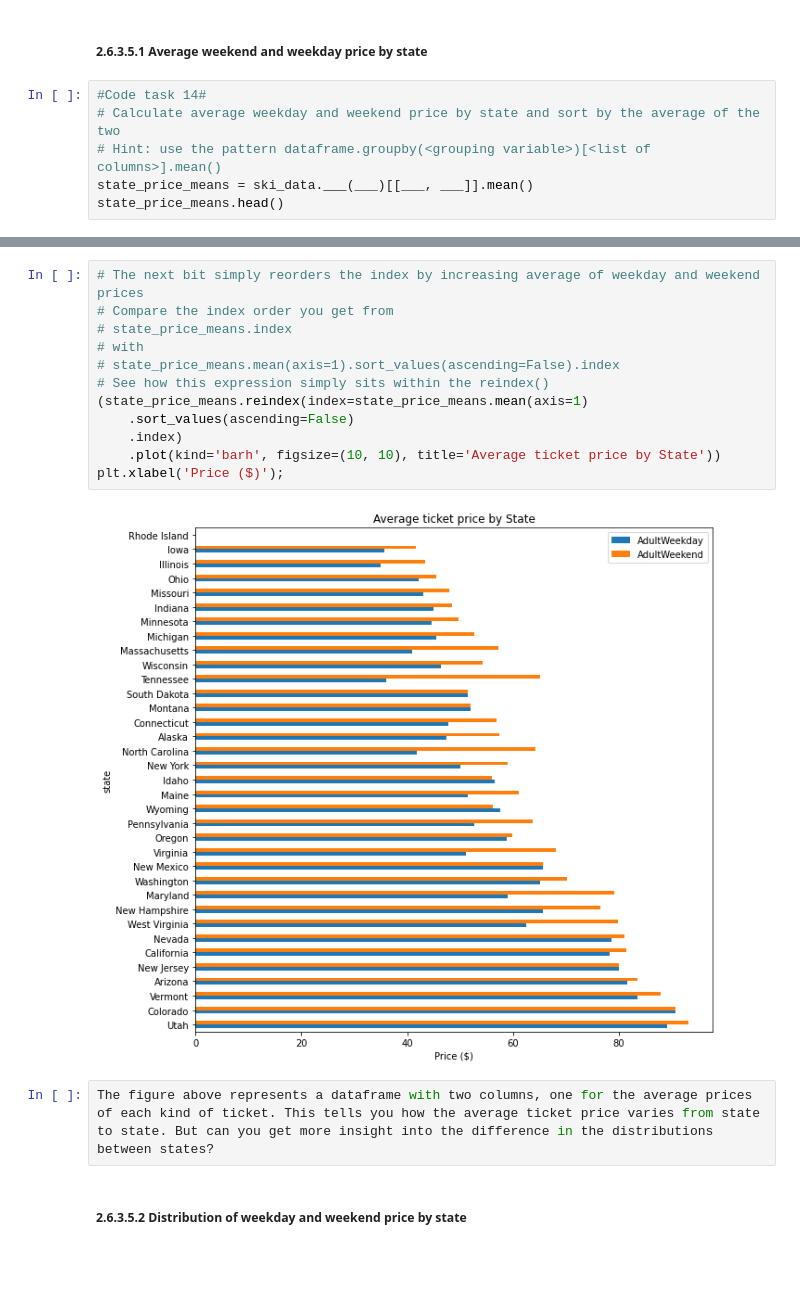
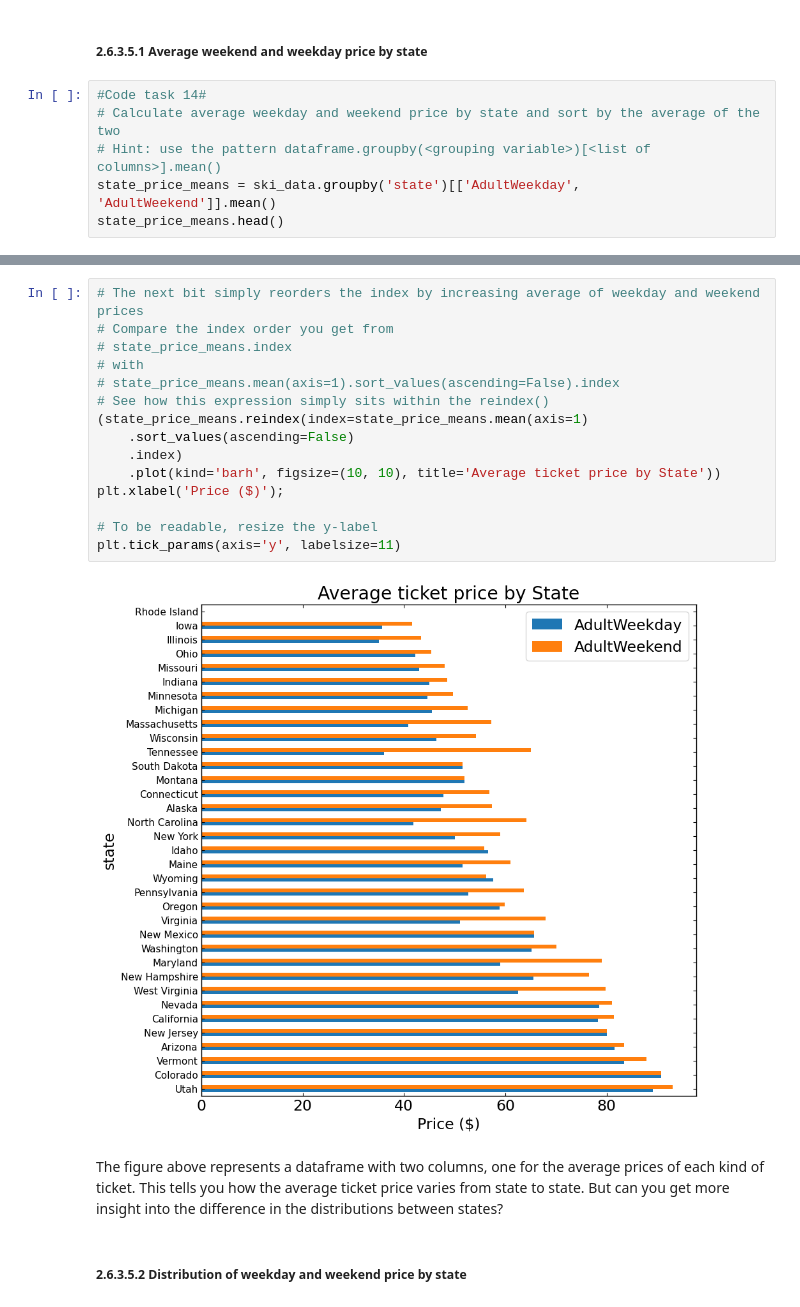
Before and after one commit to astrodoo/Springboard, a Jupyter notebook: Capstone_Guided/Notebooks/02_data_wrangling.ipynb, the cells around one changed output, grey strips where cells are left out. Saved outputs shown, nothing was run; the diff lists cells and outputs as text; blank space fills up the shorter version.

```diff
--- a/Capstone_Guided/Notebooks/02_data_wrangling.ipynb
+++ b/Capstone_Guided/Notebooks/02_data_wrangling.ipynb
@@ -262,5 +411,5 @@ Our primary focus is our Big Mountain resort, in Montana. Does the state give yo
 #Code task 14#
 # Calculate average weekday and weekend price by state and sort by the average of the two
 # Hint: use the pattern dataframe.groupby(<grouping variable>)[<list of columns>].mean()
-state_price_means = ski_data.___(___)[[___, ___]].mean()
+state_price_means = ski_data.groupby('state')[['AdultWeekday', 'AdultWeekend']].mean()
 state_price_means.head()
@@ -267,19 +424,22 @@ state_price_means.head()
 # %%
 # The next bit simply reorders the index by increasing average of weekday and weekend prices
 # Compare the index order you get from
 # state_price_means.index
 # with
 # state_price_means.mean(axis=1).sort_values(ascending=False).index
 # See how this expression simply sits within the reindex()
 (state_price_means.reindex(index=state_price_means.mean(axis=1)
     .sort_values(ascending=False)
     .index)
     .plot(kind='barh', figsize=(10, 10), title='Average ticket price by State'))
 plt.xlabel('Price ($)');
+
+# To be readable, resize the y-label
+plt.tick_params(axis='y', labelsize=11)
 # %% [output]
-[figure, old version]
+[figure, new version]
-# %%
-The figure above represents a dataframe with two columns, one for the average prices of each kind of ticket. This tells you how the average ticket price varies from state to state. But can you get more insight into the difference in the distributions between states?
+# %% [markdown]
+The figure above represents a dataframe with two columns, one for the average prices of each kind of ticket. This tells you how the average ticket price varies from state to state. But can you get more insight into the difference in the distributions between states?
 # %% [markdown]
 ##### 2.6.3.5.2 Distribution of weekday and weekend price by state<a id='2.6.3.5.2_Distribution_of_weekday_and_weekend_price_by_state'></a>
 # %% [markdown]
```
Also changed, not shown: parts of 57 cells of this notebook, 2 other files.
